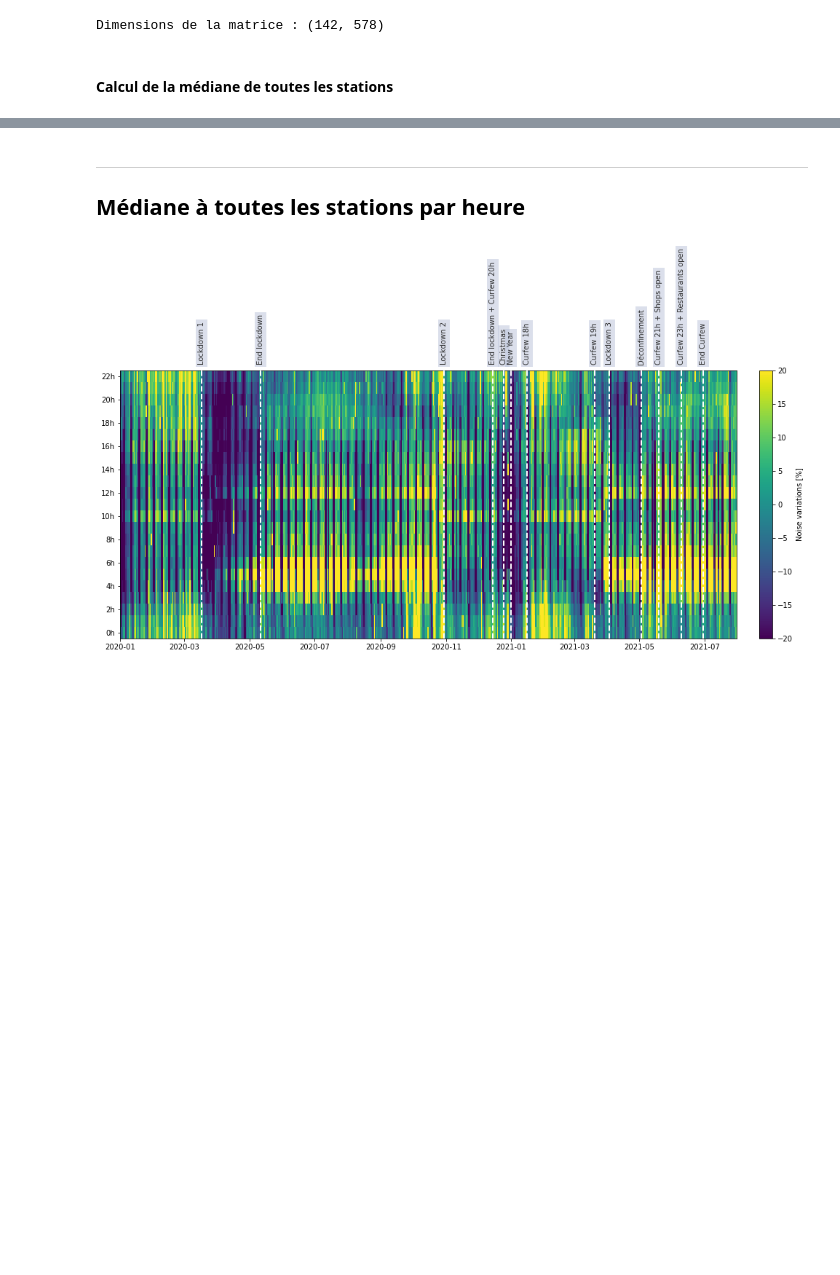
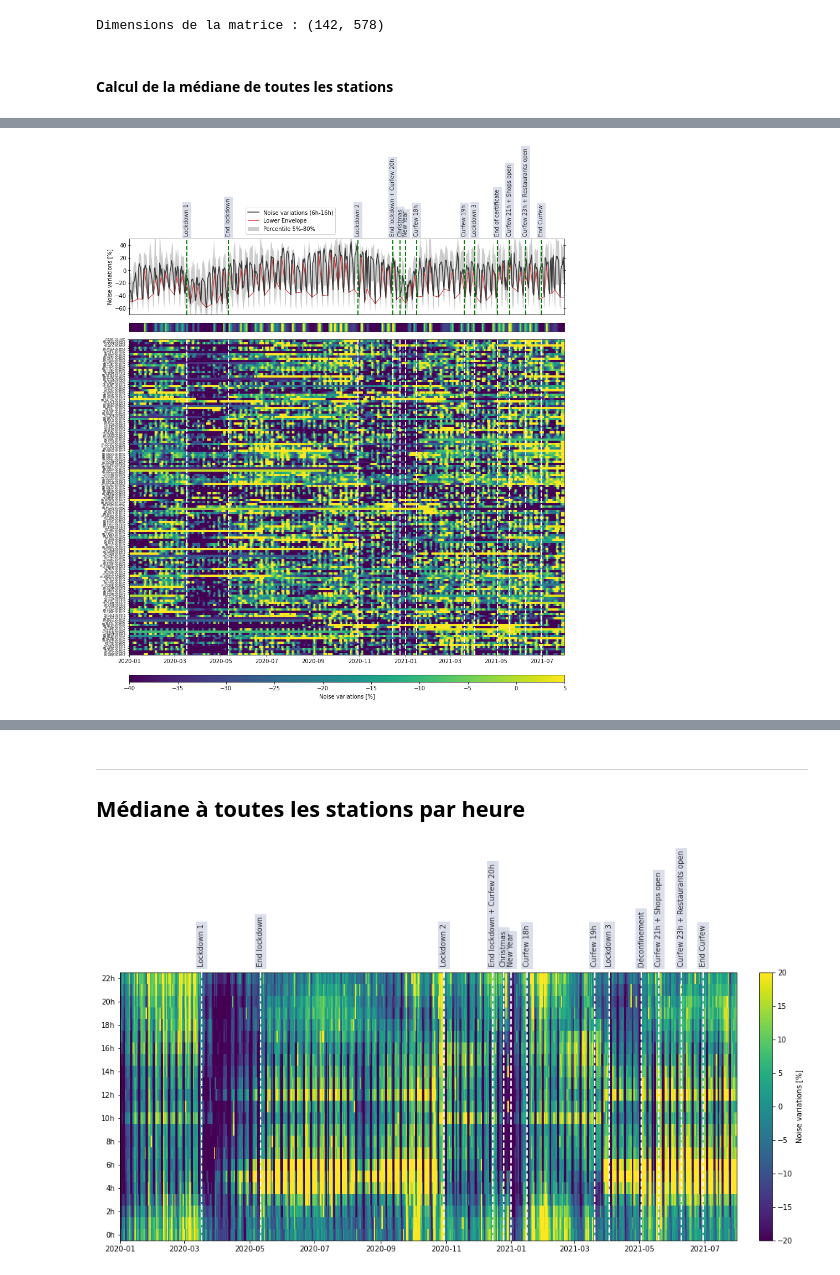
Before and after one commit to FlavienMattern/seismic-noise, a Jupyter notebook: fr_noise_overview.ipynb, the cells around one changed output, grey strips where cells are left out. Cells and saved outputs as stored; diff of their text form; code cells hidden in the pictures; blank space fills up the shorter version.

```diff
--- a/fr_noise_overview.ipynb
+++ b/fr_noise_overview.ipynb
@@ -294,0 +258,88 @@ plt.savefig('RESULTS/FR_2020/all_stations_{}Hz.png'.format(freq), dpi=150)
+# %%
+# Signal à afficher
+signal_choice = "all" # "all", "env_up", "env_down"
+
+for signal_choice in ["all", "env_up", "env_down"]:
+
+    if signal_choice == "all":
+        filename_suffix = ""
+        cbar_lim = (-45, 45)
+
+    if signal_choice == "env_up":
+        filename_suffix = "_envUP"
+        cbar_lim = (-10, 55)
+
+    if signal_choice == "env_down":
+        filename_suffix = "_envDOWN"
+        cbar_lim = (-40, 5)
+
+
+
+    fig = plt.figure(figsize=(12, 15))
+    grid = plt.GridSpec(30, 1)
+
+    box_txt = dict(boxstyle="square",
+                   facecolor='#B7C0D8',
+                   edgecolor='none',
+                   alpha=0.5)
+
+    ### MEDIANE
+    plt.subplot(grid[:5])
+    plt.tick_params(direction="inout", which="both", top=True, right=True)
+    plt.ylim(3.5 * np.quantile(noise_fr, 0.05), 5 * np.quantile(noise_fr, 0.95))
+    plt.xlim([dates[0], dates[-1]])
+    plt.ylabel("Noise variations [%]")
+    plt.plot(dates, noise_fr, color=color, lw=1.5, zorder=3, label="Noise variations (6h-16h)")
+    if signal_choice == "env_up":
+        plt.plot(dates, enveloppe(dates, noise_fr)[1], color="#D32727", label="Upper Envelope", lw=1)
+    if signal_choice == "env_down":
+        plt.plot(dates, enveloppe(dates, noise_fr)[0], color="#D32727", label="Lower Envelope", lw=1)
+    plt.fill_between(dates, perc_i, perc_f,alpha=.25, label="Percentile 5%-80%", color=color, lw=0)
+    plt.ylim(-70, 50)
+    plt.legend(loc=2, bbox_to_anchor=(0.26, 1.45))
+    plt.xticks([])
+
+    for n in range(len(dates_tags)):
+        t_search = dates_tags[n]
+        desc_search = desc_tags[n]
+        t_text = t_search - pd.Timedelta("0 days")
+        plt.axvline(t_search, ls="--", lw=2, color="green", zorder=10)   # Confinement 1
+        plt.text(t_text, 54, desc_search,
+                color="#2B2B2B", fontsize="medium", rotation=90,
+                ha="center", va="bottom",
+                bbox=box_txt)   # Confinement 1
+
+
+    ### MEDIANE COLORMESH
+    plt.subplot(grid[5])
+    plt.tick_params(direction="inout", which="both", top=True, right=True)
+    if signal_choice == "all":      plt.pcolormesh(dates, [".", ""], [noise_fr, noise_fr])
+    if signal_choice == "env_up":   plt.pcolormesh(dates, [".", ""], [enveloppe(dates, noise_fr)[1], enveloppe(dates, noise_fr)[1]])
+    if signal_choice == "env_down": plt.pcolormesh(dates, [".", ""], [enveloppe(dates, noise_fr)[0], enveloppe(dates, noise_fr)[0]])
+    plt.yticks([])
+    plt.xticks([])
+    plt.clim(cbar_lim)
+
+
+    ### DETAILS
+    plt.subplot(grid[6:])
+    if signal_choice == "all":      plt.pcolormesh(dates, st_list, med_var)
+    if signal_choice == "env_up":   plt.pcolormesh(dates, st_list, env_up_matrix)
+    if signal_choice == "env_down": plt.pcolormesh(dates, st_list, env_down_matrix)
+    plt.tick_params(axis='y', labelsize=5)
+
+    for n in range(len(dates_tags)):
+        t_search = dates_tags[n]
+        desc_search = desc_tags[n]
+        t_text = t_search - pd.Timedelta("0 days")
+        plt.axvline(t_search, ls="--", lw=2, color="white", zorder=10)   # Confinement 1
+
+    plt.clim(cbar_lim)
+    plt.colorbar(orientation="horizontal", label='Noise variations [%]', pad=0.05, shrink=1, aspect=60)
+    fig.tight_layout()
+
+    folder = "RESULTS/FR/all_stations/{}Hz".format(freq)
+    if not os.path.exists(folder): os.makedirs(folder)
+    plt.savefig("{}/ts_day_details{}.png".format(folder, filename_suffix), dpi=150)
+# %% [output]
+[figure, added]
```
Also changed, not shown: parts of 7 cells of this notebook.
